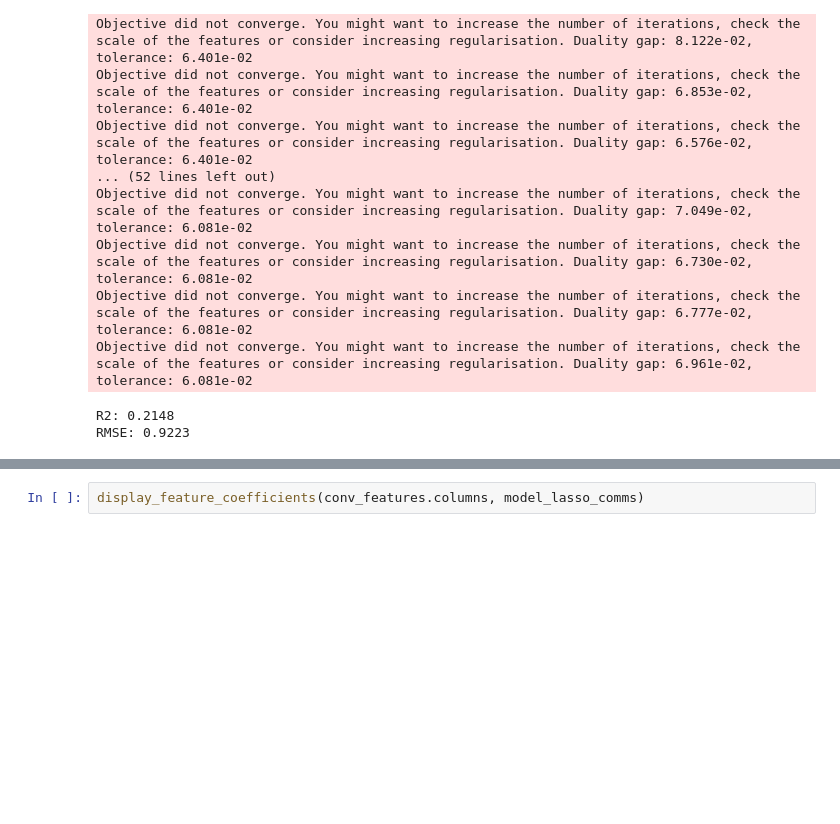
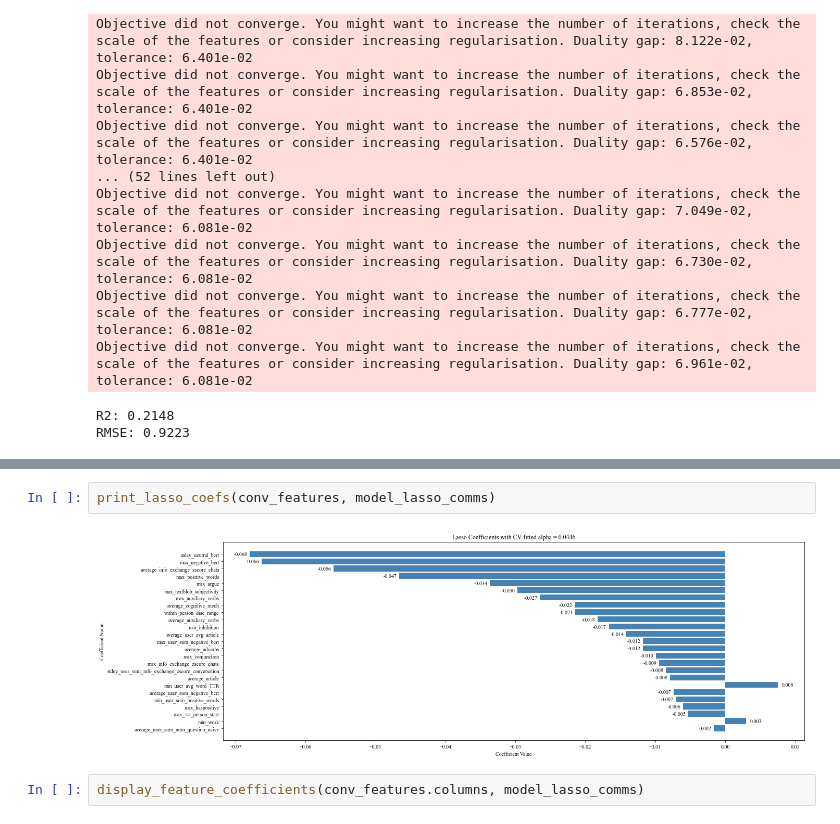
Before and after one commit to Watts-Lab/team-process-map, a Jupyter notebook: feature_engine/model/model_playground.ipynb, the cells around one changed output, grey strips where cells are left out. Saved outputs shown, nothing was run; the diff lists cells and outputs as text; blank space fills up the shorter version.

Commit message:
updates to model playground, shap testing, and edits to negotiation game

```diff
--- a/feature_engine/model/model_playground.ipynb
+++ b/feature_engine/model/model_playground.ipynb
@@ -245,3 +300,7 @@ RMSE: 0.9223
+# %%
+print_lasso_coefs(conv_features, model_lasso_comms)
+# %% [output]
+[figure, added]
 # %%
 display_feature_coefficients(conv_features.columns, model_lasso_comms)
 # %% [output]
```
Also changed, not shown: parts of 4 cells of this notebook, 5 other files.
